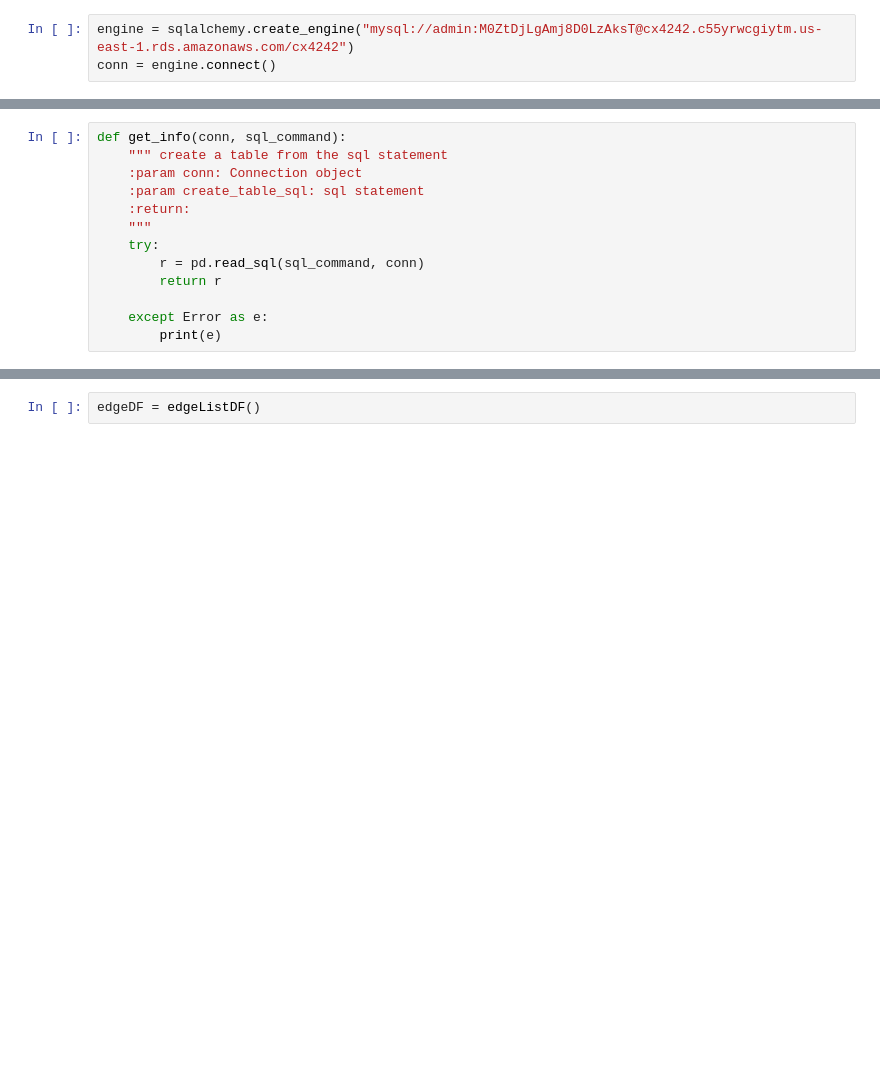
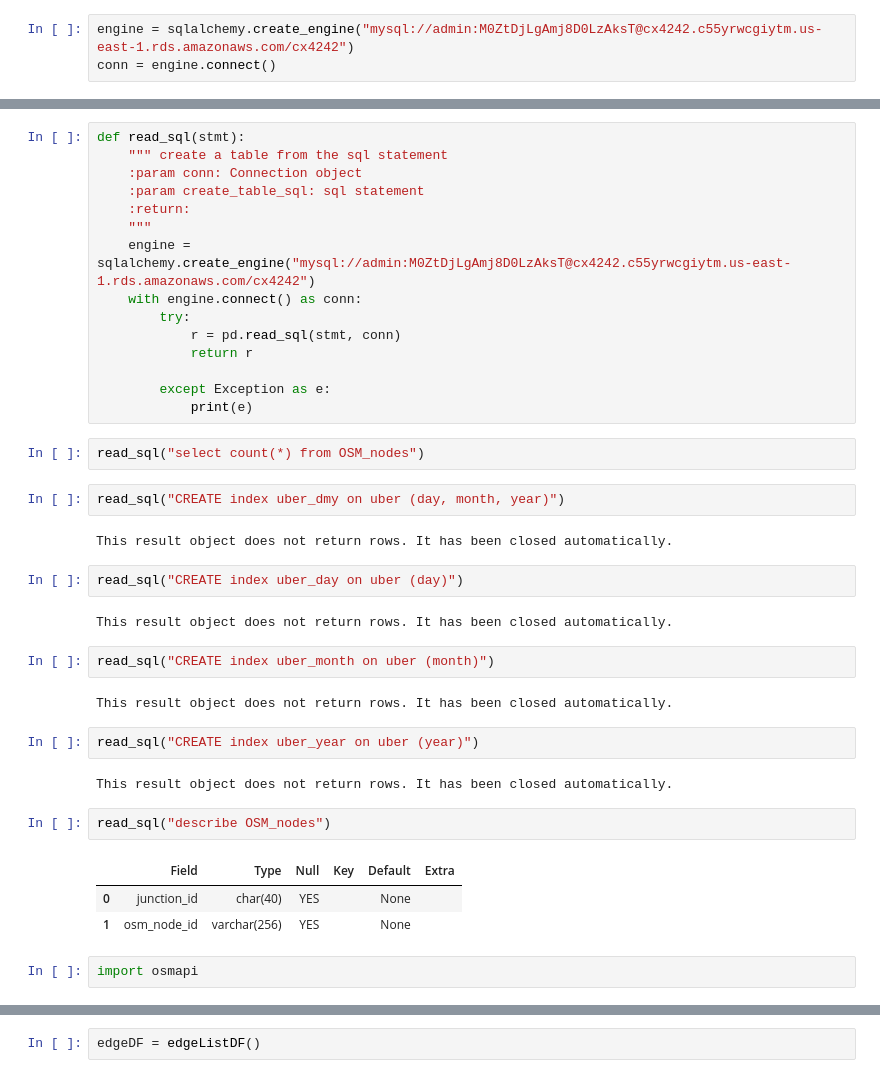
Before and after one commit to Saqibm128/cx4242, a Jupyter notebook: Shortest Path Algorithm.ipynb, the cells around one changed output, grey strips where cells are left out. Saved outputs shown, nothing was run; the diff lists cells and outputs as text; blank space fills up the shorter version.

```diff
--- a/Shortest Path Algorithm.ipynb
+++ b/Shortest Path Algorithm.ipynb
@@ -23,13 +13,41 @@ pd.read_sql("DESCRIBE uber", conn)
 # %%
-def get_info(conn, sql_command):
+def read_sql(stmt):
     """ create a table from the sql statement
     :param conn: Connection object
     :param create_table_sql: sql statement
     :return:
     """
-    try:
-        r = pd.read_sql(sql_command, conn)
-        return r
+    engine = sqlalchemy.create_engine("mysql://admin:M0ZtDjLgAmj8D0LzAksT@cx4242.c55yrwcgiytm.us-east-1.rds.amazonaws.com/cx4242")
+    with engine.connect() as conn:
+        try:
+            r = pd.read_sql(stmt, conn)
+            return r
 
-    except Error as e:
-        print(e)
+        except Exception as e:
+            print(e)
+# %%
+read_sql("select count(*) from OSM_nodes")
+# %%
+read_sql("CREATE index uber_dmy on uber (day, month, year)")
+# %% [output]
+This result object does not return rows. It has been closed automatically.
+# %%
+read_sql("CREATE index uber_day on uber (day)")
+# %% [output]
+This result object does not return rows. It has been closed automatically.
+# %%
+read_sql("CREATE index uber_month on uber (month)")
+# %% [output]
+This result object does not return rows. It has been closed automatically.
+# %%
+read_sql("CREATE index uber_year on uber (year)")
+# %% [output]
+This result object does not return rows. It has been closed automatically.
+# %%
+read_sql("describe OSM_nodes")
+# %% [output]
+|  | Field | Type | Null | Key | Default | Extra |
+| 0 | junction_id | char(40) | YES |  | None |  |
+| 1 | osm_node_id | varchar(256) | YES |  | None |  |
+# %%
+import osmapi
```
Also changed, not shown: parts of 31 cells of this notebook, 7 other files.
